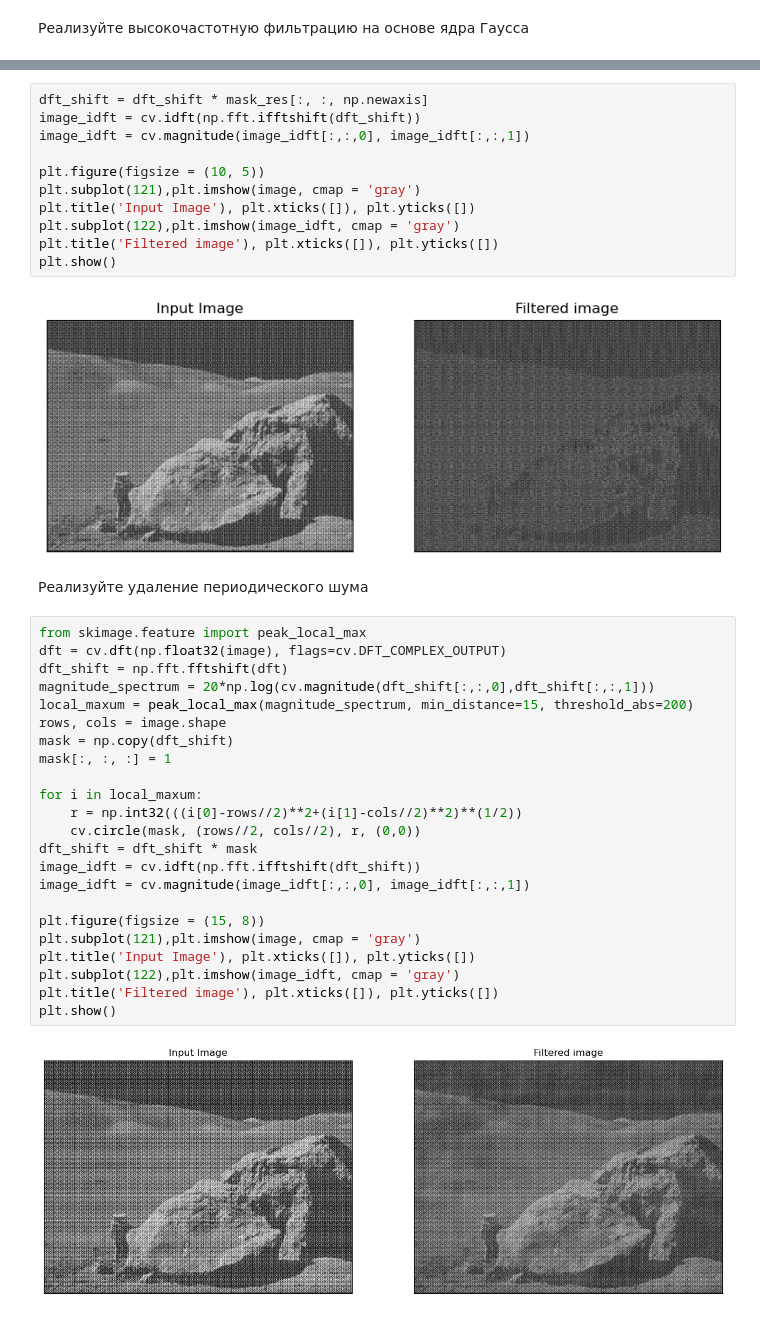
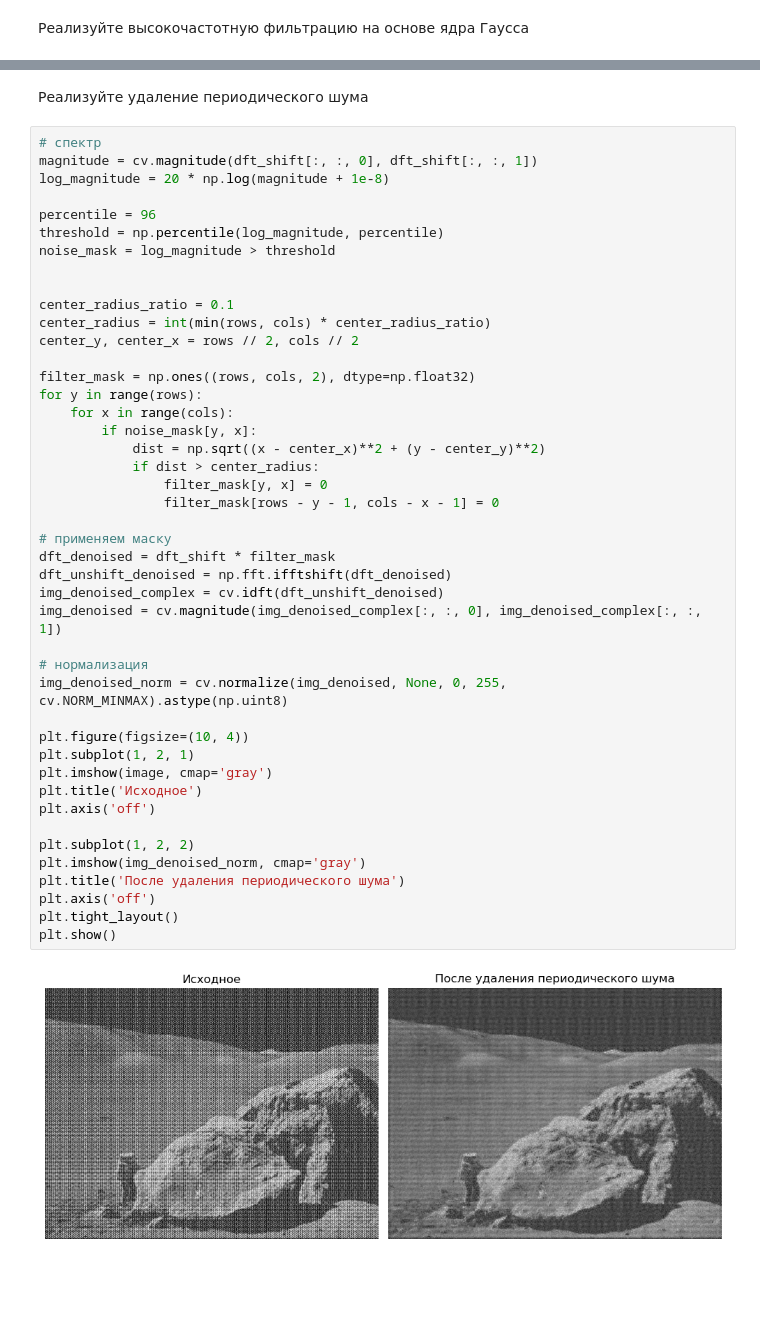
Before and after one commit to IsramR34/Image_processing, a Jupyter notebook: Задание5/Practice_5_fft.ipynb, the cells around one changed output, grey strips where cells are left out. Drawn from its saved outputs; the diff is of its cells as text; blank space fills up the shorter version.

```diff
--- a/Задание5/Practice_5_fft.ipynb
+++ b/Задание5/Practice_5_fft.ipynb
@@ -72,40 +107,48 @@ mask_res = 1 - gauss_mask
-# %%
-dft_shift = dft_shift * mask_res[:, :, np.newaxis]
-image_idft = cv.idft(np.fft.ifftshift(dft_shift))
-image_idft = cv.magnitude(image_idft[:,:,0], image_idft[:,:,1])
-
-plt.figure(figsize = (10, 5))
-plt.subplot(121),plt.imshow(image, cmap = 'gray')
-plt.title('Input Image'), plt.xticks([]), plt.yticks([])
-plt.subplot(122),plt.imshow(image_idft, cmap = 'gray')
-plt.title('Filtered image'), plt.xticks([]), plt.yticks([])
-plt.show()
-# %% [output]
-[figure, removed]
 # %% [markdown]
 Реализуйте удаление периодического шума
 # %%
-from skimage.feature import peak_local_max
-dft = cv.dft(np.float32(image), flags=cv.DFT_COMPLEX_OUTPUT)
-dft_shift = np.fft.fftshift(dft)
-magnitude_spectrum = 20*np.log(cv.magnitude(dft_shift[:,:,0],dft_shift[:,:,1]))
-local_maxum = peak_local_max(magnitude_spectrum, min_distance=15, threshold_abs=200)
-rows, cols = image.shape
-mask = np.copy(dft_shift)
-mask[:, :, :] = 1
+# спектр
+magnitude = cv.magnitude(dft_shift[:, :, 0], dft_shift[:, :, 1])
+log_magnitude = 20 * np.log(magnitude + 1e-8)
 
-for i in local_maxum:
-    r = np.int32(((i[0]-rows//2)**2+(i[1]-cols//2)**2)**(1/2))
-    cv.circle(mask, (rows//2, cols//2), r, (0,0))
-dft_shift = dft_shift * mask
-image_idft = cv.idft(np.fft.ifftshift(dft_shift))
-image_idft = cv.magnitude(image_idft[:,:,0], image_idft[:,:,1])
+percentile = 96
+threshold = np.percentile(log_magnitude, percentile)
+noise_mask = log_magnitude > threshold
 
-plt.figure(figsize = (15, 8))
-plt.subplot(121),plt.imshow(image, cmap = 'gray')
-plt.title('Input Image'), plt.xticks([]), plt.yticks([])
-plt.subplot(122),plt.imshow(image_idft, cmap = 'gray')
-plt.title('Filtered image'), plt.xticks([]), plt.yticks([])
+
+center_radius_ratio = 0.1
+center_radius = int(min(rows, cols) * center_radius_ratio)
+center_y, center_x = rows // 2, cols // 2
+
+filter_mask = np.ones((rows, cols, 2), dtype=np.float32)
+for y in range(rows):
+    for x in range(cols):
+        if noise_mask[y, x]:
+            dist = np.sqrt((x - center_x)**2 + (y - center_y)**2)
+            if dist > center_radius:
+                filter_mask[y, x] = 0
+                filter_mask[rows - y - 1, cols - x - 1] = 0
+
+# применяем маску
+dft_denoised = dft_shift * filter_mask
+dft_unshift_denoised = np.fft.ifftshift(dft_denoised)
+img_denoised_complex = cv.idft(dft_unshift_denoised)
+img_denoised = cv.magnitude(img_denoised_complex[:, :, 0], img_denoised_complex[:, :, 1])
+
+# нормализация
+img_denoised_norm = cv.normalize(img_denoised, None, 0, 255, cv.NORM_MINMAX).astype(np.uint8)
+
+plt.figure(figsize=(10, 4))
+plt.subplot(1, 2, 1)
+plt.imshow(image, cmap='gray')
+plt.title('Исходное')
+plt.axis('off')
+
+plt.subplot(1, 2, 2)
+plt.imshow(img_denoised_norm, cmap='gray')
+plt.title('После удаления периодического шума')
+plt.axis('off')
+plt.tight_layout()
 plt.show()
 # %% [output]
-[figure, old version]
+[figure, new version]
```
Also changed, not shown: parts of 1 cell of this notebook.
